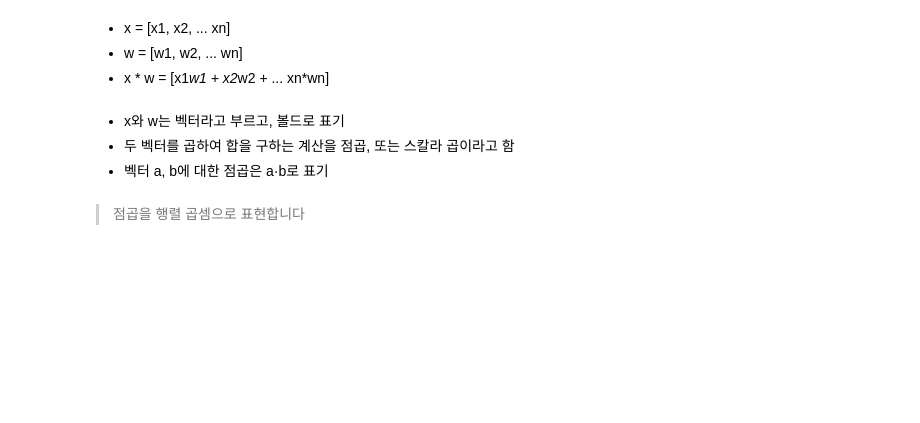
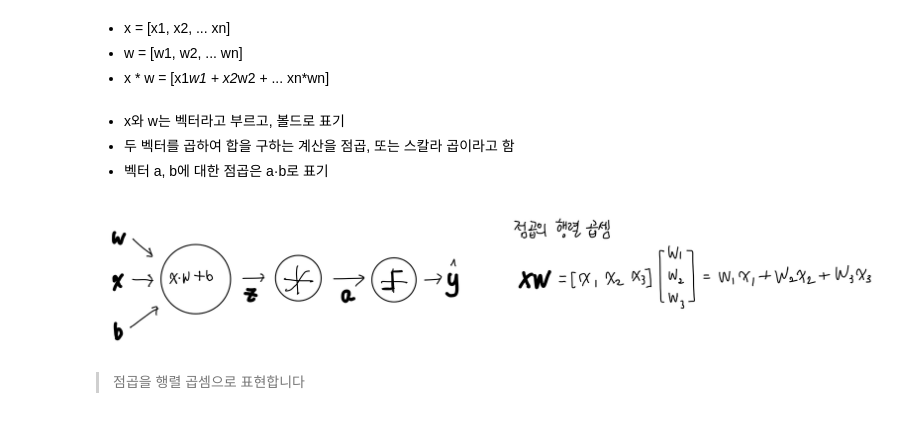
Before and after one commit to p5653ceb/eunice1204, a Jupyter notebook: 06.2개의_층을_연결합니다_다층신경망.ipynb, the cells around one changed output. Saved outputs shown, nothing was run; the diff lists cells and outputs as text; code cells hidden in the pictures; blank space fills up the shorter version.

```diff
--- a/06.2개의_층을_연결합니다_다층신경망.ipynb
+++ b/06.2개의_층을_연결합니다_다층신경망.ipynb
@@ -34,6 +40,10 @@
 - x와 w는 벡터라고 부르고, 볼드로 표기
 - 두 벡터를 곱하여 합을 구하는 계산을 점곱, 또는 스칼라 곱이라고 함
 - 벡터 a, b에 대한 점곱은 a·b로 표기
+# %%
+Image("./image/단일층신경망점곱.png", width=900)
+# %% [output]
+[figure, added]
 # %% [markdown]
 > 점곱을 행렬 곱셈으로 표현합니다
 # %% [markdown]
```
Also changed, not shown: parts of 8 cells of this notebook.
